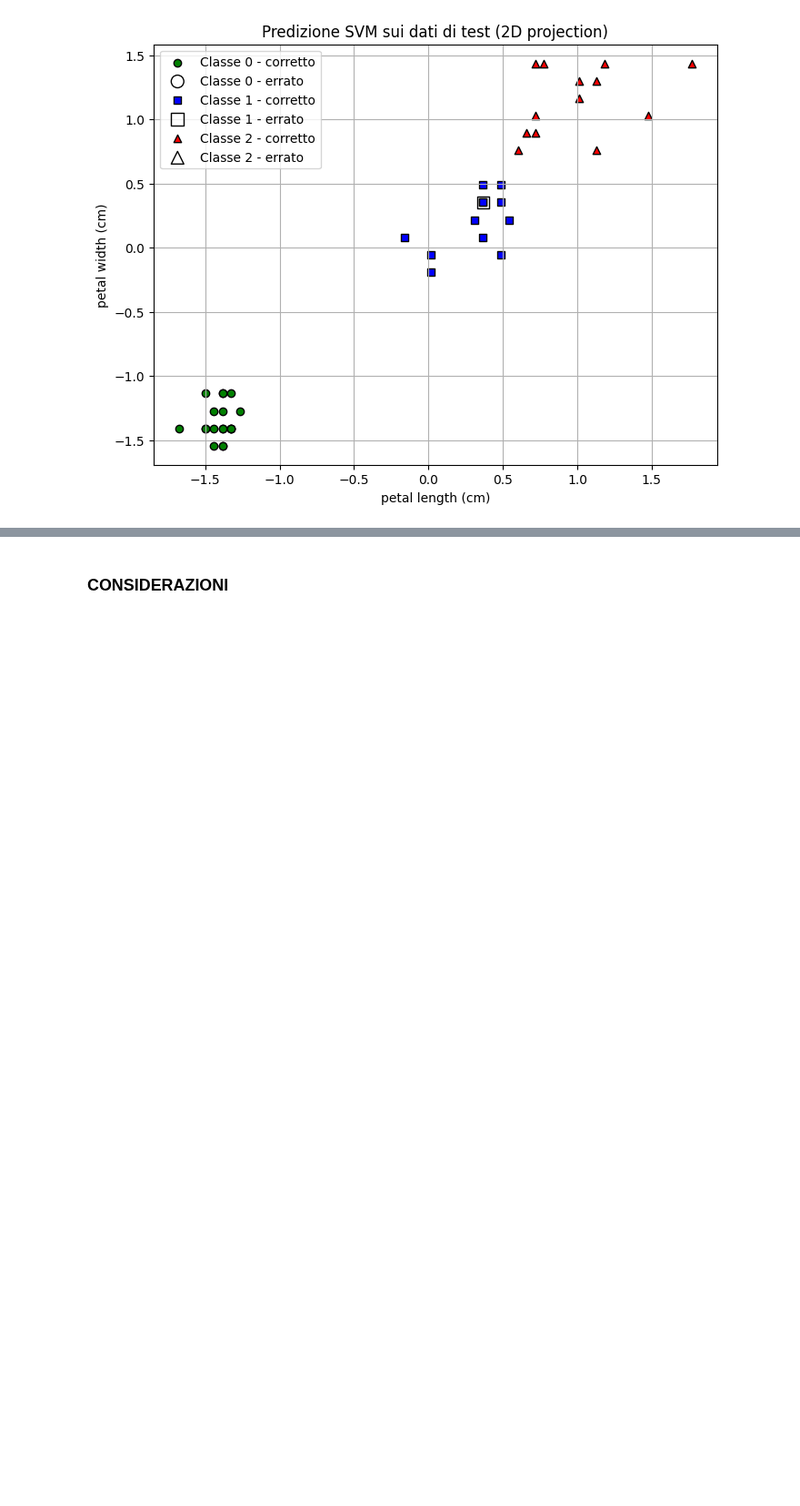
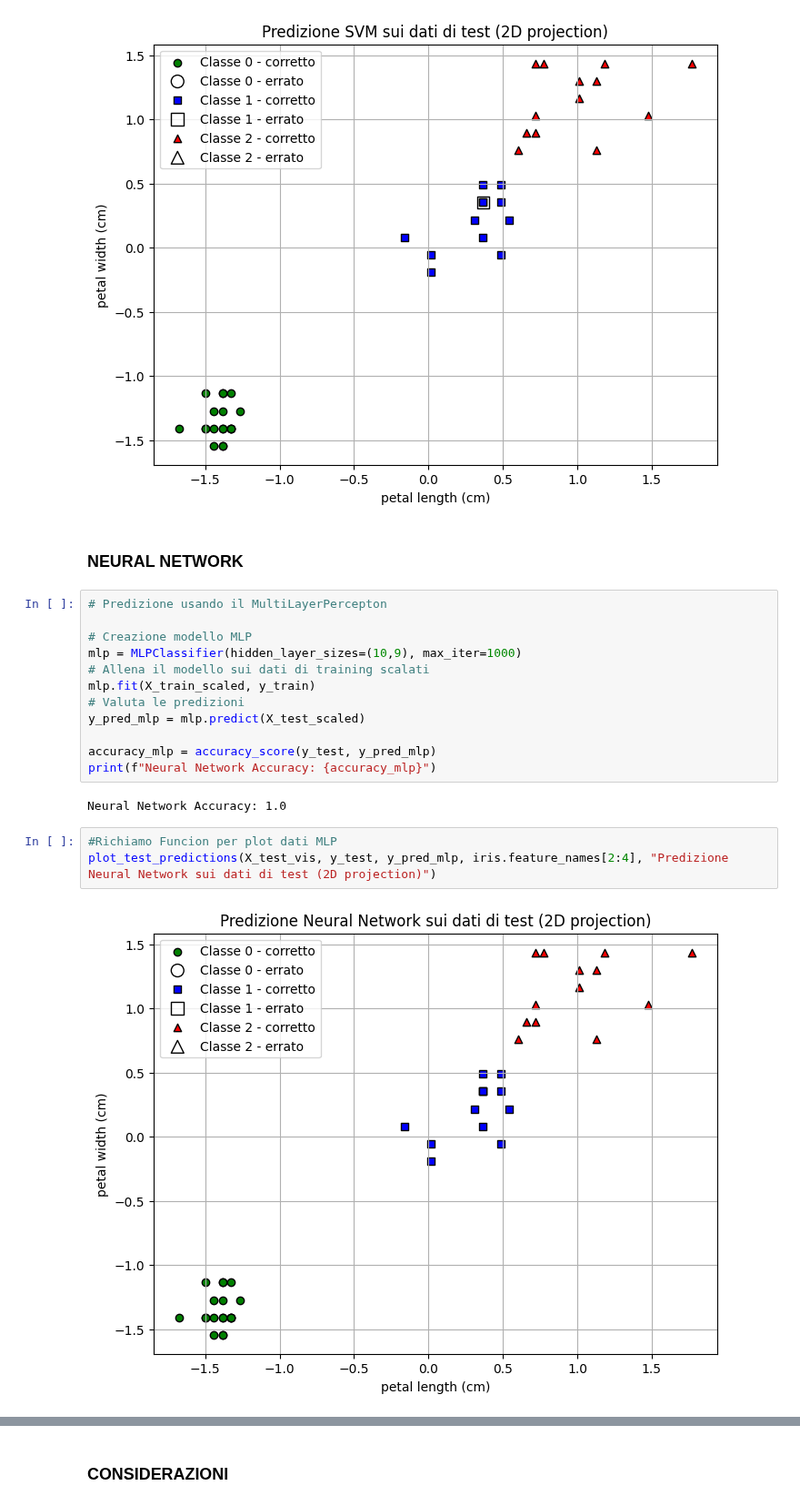
Before and after one commit to FabioBiit/ML_SCRIPTS, a Jupyter notebook: NOTEBOOKS/ML_NOTEBOOK.ipynb, the cells around one changed output, grey strips where cells are left out. Shown at 91% size. Drawn from its saved outputs; the diff is of its cells as text; blank space fills up the shorter version.

```diff
--- a/NOTEBOOKS/ML_NOTEBOOK.ipynb
+++ b/NOTEBOOKS/ML_NOTEBOOK.ipynb
@@ -198,3 +210,24 @@ SVM Accuracy: 0.9777777777777777
 plot_test_predictions(X_test_vis, y_test, y_pred_svm, iris.feature_names[2:4], "Predizione SVM sui dati di test (2D projection)")
 # %% [output]
 [figure]
+# %% [markdown]
+### **NEURAL NETWORK**
+# %%
+# Predizione usando il MultiLayerPercepton
+
+# Creazione modello MLP
+mlp = MLPClassifier(hidden_layer_sizes=(10,9), max_iter=1000)
+# Allena il modello sui dati di training scalati
+mlp.fit(X_train_scaled, y_train)
+# Valuta le predizioni
+y_pred_mlp = mlp.predict(X_test_scaled)
+
+accuracy_mlp = accuracy_score(y_test, y_pred_mlp)
+print(f"Neural Network Accuracy: {accuracy_mlp}")
+# %% [output]
+Neural Network Accuracy: 1.0
+# %%
+#Richiamo Funcion per plot dati MLP
+plot_test_predictions(X_test_vis, y_test, y_pred_mlp, iris.feature_names[2:4], "Predizione Neural Network sui dati di test (2D projection)")
+# %% [output]
+[figure, added]
```
Also changed, not shown: parts of 14 cells of this notebook.
